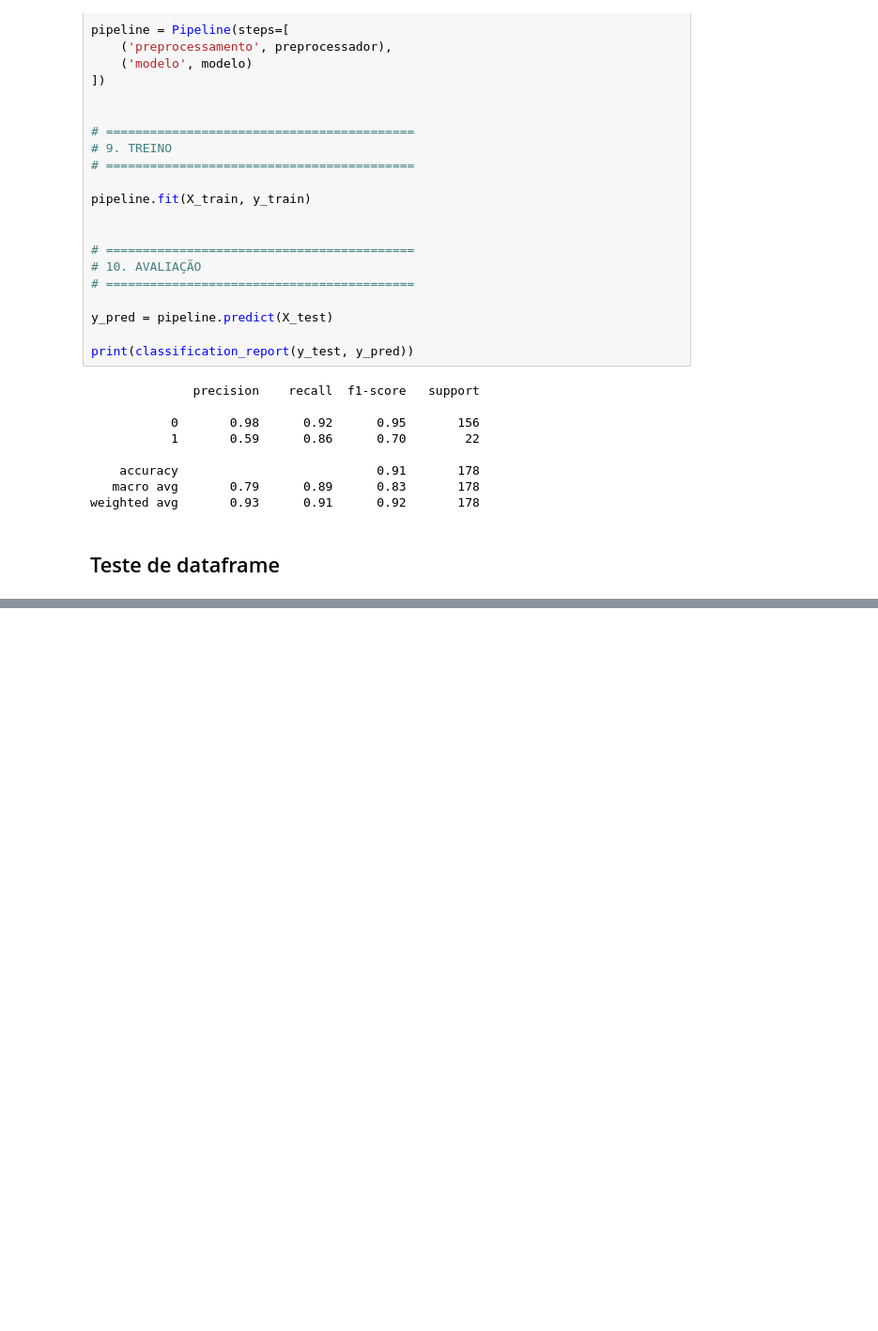
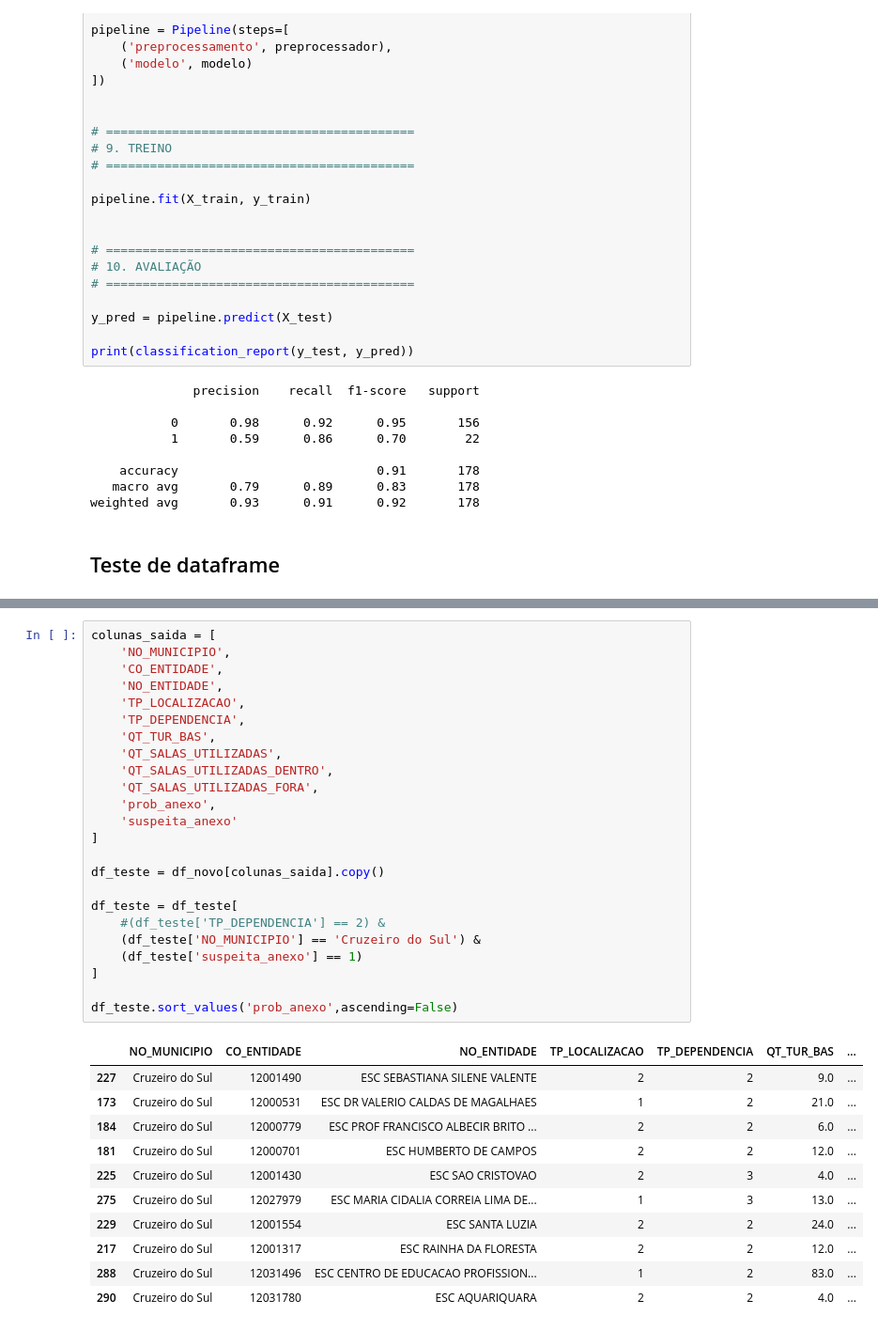
Before and after one commit to obs-curica/curica_etl_censo_escolar, a Jupyter notebook: ml_anexos.ipynb, the cells around one changed output, grey strips where cells are left out. Shown at 94% size. Drawn from its saved outputs; the diff is of its cells as text; blank space fills up the shorter version.

```diff
--- a/ml_anexos.ipynb
+++ b/ml_anexos.ipynb
@@ -971,0 +1468,36 @@ df_resultado.head(50)
+# %%
+colunas_saida = [
+    'NO_MUNICIPIO',
+    'CO_ENTIDADE',
+    'NO_ENTIDADE',
+    'TP_LOCALIZACAO',
+    'TP_DEPENDENCIA',
+    'QT_TUR_BAS',
+    'QT_SALAS_UTILIZADAS',
+    'QT_SALAS_UTILIZADAS_DENTRO',
+    'QT_SALAS_UTILIZADAS_FORA',
+    'prob_anexo',
+    'suspeita_anexo'
+]
+
+df_teste = df_novo[colunas_saida].copy()
+
+df_teste = df_teste[
+    #(df_teste['TP_DEPENDENCIA'] == 2) &
+    (df_teste['NO_MUNICIPIO'] == 'Cruzeiro do Sul') &
+    (df_teste['suspeita_anexo'] == 1)
+]
+
+df_teste.sort_values('prob_anexo',ascending=False)
+# %% [output]
+|  | NO_MUNICIPIO | CO_ENTIDADE | NO_ENTIDADE | TP_LOCALIZACAO | TP_DEPENDENCIA | QT_TUR_BAS | ... |
+| 227 | Cruzeiro do Sul | 12001490 | ESC SEBASTIANA SILENE VALENTE | 2 | 2 | 9.0 | ... |
+| 173 | Cruzeiro do Sul | 12000531 | ESC DR VALERIO CALDAS DE MAGALHAES | 1 | 2 | 21.0 | ... |
+| 184 | Cruzeiro do Sul | 12000779 | ESC PROF FRANCISCO ALBECIR BRITO ... | 2 | 2 | 6.0 | ... |
+| 181 | Cruzeiro do Sul | 12000701 | ESC HUMBERTO DE CAMPOS | 2 | 2 | 12.0 | ... |
+| 225 | Cruzeiro do Sul | 12001430 | ESC SAO CRISTOVAO | 2 | 3 | 4.0 | ... |
+| 275 | Cruzeiro do Sul | 12027979 | ESC MARIA CIDALIA CORREIA LIMA DE... | 1 | 3 | 13.0 | ... |
+| 229 | Cruzeiro do Sul | 12001554 | ESC SANTA LUZIA | 2 | 2 | 24.0 | ... |
+| 217 | Cruzeiro do Sul | 12001317 | ESC RAINHA DA FLORESTA | 2 | 2 | 12.0 | ... |
+| 288 | Cruzeiro do Sul | 12031496 | ESC CENTRO DE EDUCACAO PROFISSION... | 1 | 2 | 83.0 | ... |
+| 290 | Cruzeiro do Sul | 12031780 | ESC AQUARIQUARA | 2 | 2 | 4.0 | ... |
```
Also changed, not shown: parts of 9 cells of this notebook, 1 other file.
